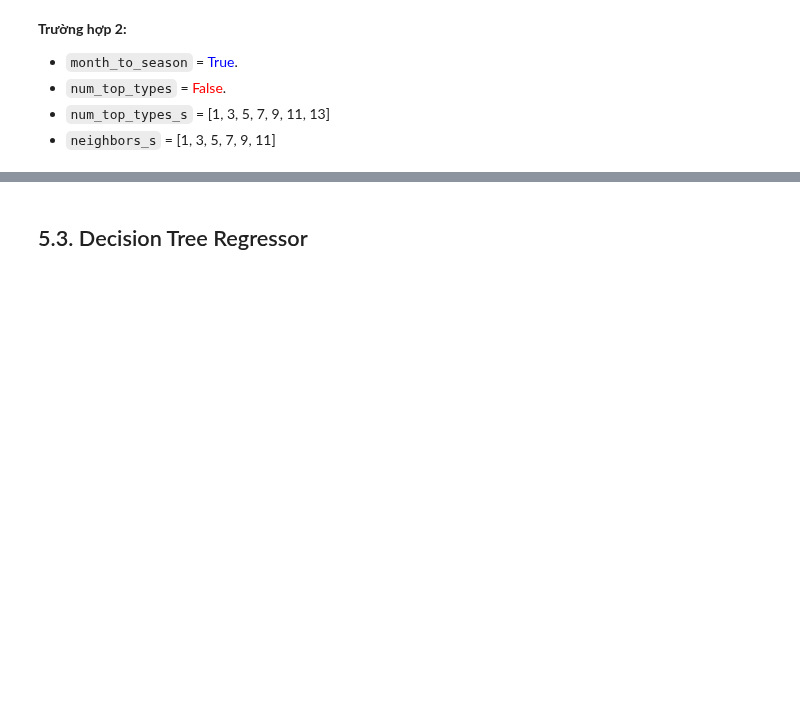
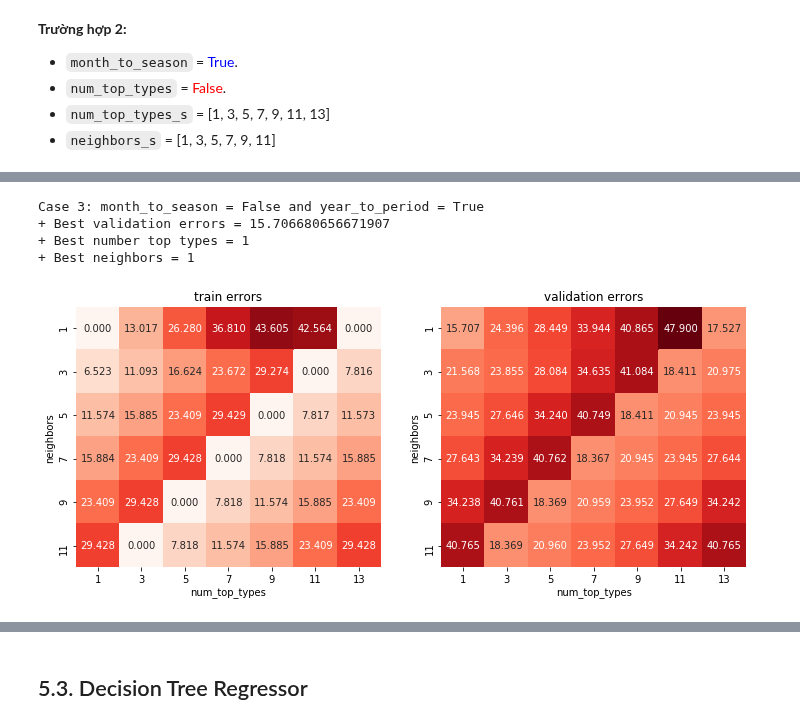
Before and after one commit to dpnam/DS-Final-Project, a Jupyter notebook: real-estate-California/HousePrice_California.ipynb, the cells around one changed output, grey strips where cells are left out. Saved outputs shown, nothing was run; the diff lists cells and outputs as text; code cells hidden in the pictures; blank space fills up the shorter version.

```diff
--- a/real-estate-California/HousePrice_California.ipynb
+++ b/real-estate-California/HousePrice_California.ipynb
@@ -1702,0 +1799,13 @@ print(best_neighbors_KNR)
+# %%
+# Trực quan hóa kết quả của trường hợp 3.
+print("Case 3: month_to_season = False and year_to_period = True")
+print ("+ Best validation errors = " + str(best_val_err_KNR_3))
+print ("+ Best number top types = " + str(best_num_top_types_KNR_3))
+print ("+ Best neighbors = " + str(best_neighbors_KNR_3))
+visualizeResultKNR(train_errs_KNR_3, val_errs_KNR_3, num_top_types_s, neighbors_s)
+# %% [output]
+Case 3: month_to_season = False and year_to_period = True
++ Best validation errors = 15.706680656671907
++ Best number top types = 1
++ Best neighbors = 1
+[figure, added]
```
Also changed, not shown: parts of 65 cells of this notebook, 1 other file.
